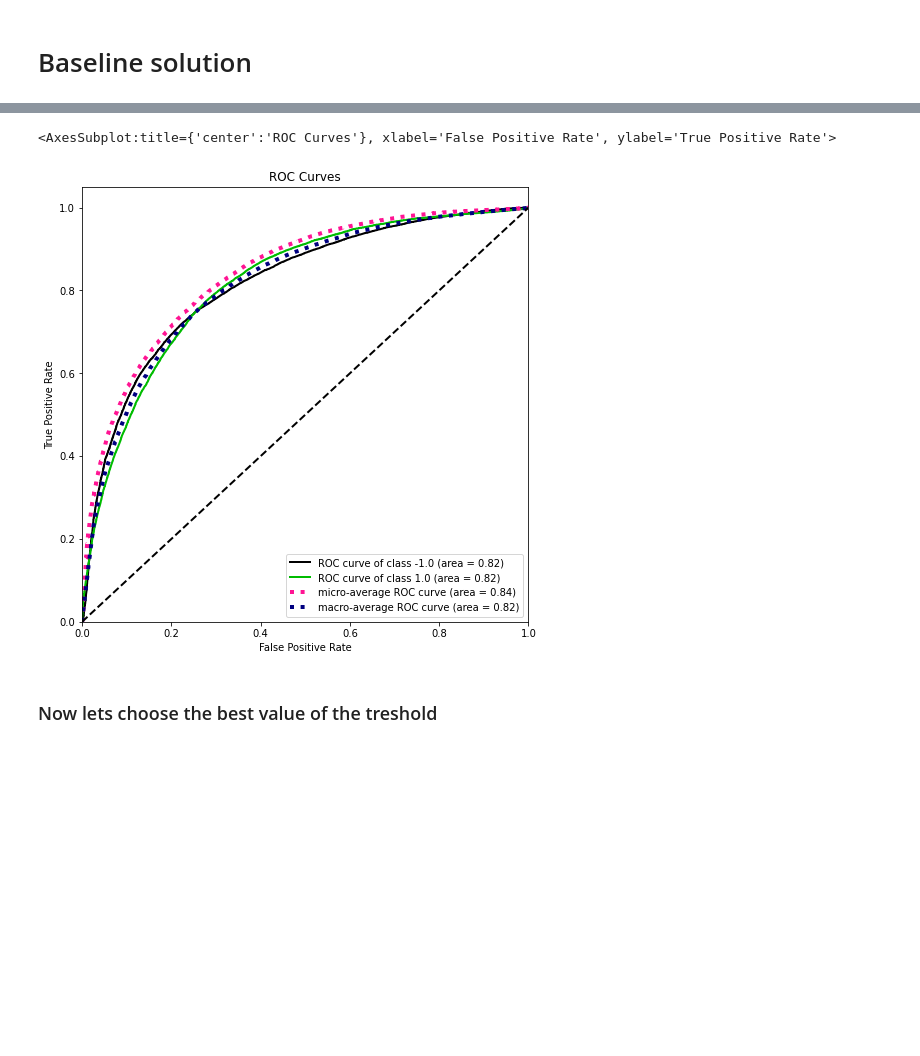
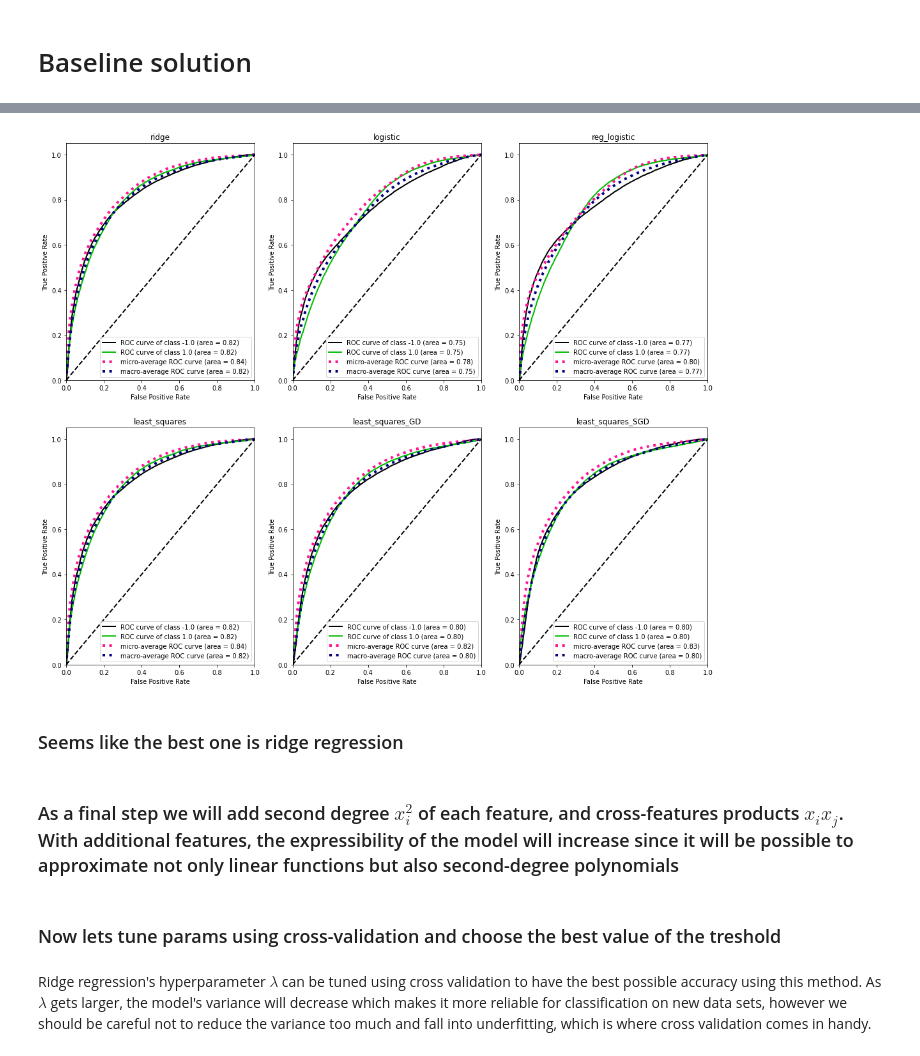
Before and after one commit to maximzubkov/ML_course, a Jupyter notebook: projects/project1/features.ipynb, the cells around one changed output, grey strips where cells are left out. Drawn from its saved outputs; the diff is of its cells as text; code cells hidden in the pictures; blank space fills up the shorter version.

```diff
--- a/projects/project1/features.ipynb
+++ b/projects/project1/features.ipynb
@@ -146,4 +162,5 @@ for i in range(X_train.shape[1]):
         density=True,
     )
     ax.set_title(columns[i])
+    ax.grid()
 # %% [output]
@@ -207,9 +187,10 @@ fig, axs = plt.subplots(6, 5, figsize=(18,15))
 for i in range(X_train.shape[1]):
     ax = axs[i // 5, i % 5]
     ax.hist(
-        X_train[:1000, i],
+        X_train[:10000, i],
         bins=50,
         density=True,
     )
     ax.set_title(columns[i])
+    ax.grid()
 # %% [output]
@@ -286,0 +261,11 @@ for i in range(X_train.shape[1]):
+# %%
+fig, axs = plt.subplots(6, 5, figsize=(18,15))
+for i in range(X_train.shape[1]):
+    ax = axs[i // 5, i % 5]
+    ax.hist(
+        X_train[:1000, i],
+        bins=50,
+        density=True,
+    )
+    ax.set_title(columns[i])
+    ax.grid()
@@ -288,0 +278,12 @@ for i in range(X_train.shape[1]):
+# %%
+from implementations import (
+    least_squares,
+    least_squares_GD,
+    least_squares_SGD,
+    ridge_regression,
+    reg_logistic_regression,
+    logistic_regression,
+    sigmoid
+)
+
+w = {}
@@ -289,11 +334,13 @@ for i in range(X_train.shape[1]):
 # %%
-from implementations import ridge_regression, reg_logistic_regression, sigmoid
-
-# _, w = reg_logistic_regression(y_train, X_train, w=np.zeros(X_train.shape[-1]), max_iters=20, gamma=0.5, lambda_=.1)
-_, w = ridge_regression(y_train, X_train, lambda_=.0001)
-
-y_pred = (sigmoid(X_val @ w)).reshape(-1, 1)
-plot_roc(y_val, np.concatenate([1 - y_pred, y_pred], axis=1), figsize=(8,8))
+fig, axs = plt.subplots(2, 3, figsize=(18,15))
+for i, (k, v) in enumerate(w.items()):
+    ax = axs[i // 3, i % 3]
+    y_pred = (sigmoid(X_val @ v)).reshape(-1, 1)
+    plot_roc(y_val, np.concatenate([1 - y_pred, y_pred], axis=1), ax=ax)
+    ax.set_title(k)
 # %% [output]
-<AxesSubplot:title={'center':'ROC Curves'}, xlabel='False Positive Rate', ylabel='True Positive Rate'>
-[figure, old version]
+[figure, new version]
+# %% [markdown]
+### Seems like the best one is ridge regression
+# %% [markdown]
+### As a final step we will add second degree $x_i^2$ of each feature, and cross-features products $x_i x_j$. With additional features, the expressibility of the model will increase since it will be possible to approximate not only linear functions but also second-degree polynomials
@@ -300,2 +367,2 @@ plot_roc(y_val, np.concatenate([1 - y_pred, y_pred], axis=1), figsize=(8,8))
 # %% [markdown]
-### Now lets choose the best value of the treshold
+### Now lets tune params using cross-validation and choose the best value of the treshold
@@ -316,0 +387,2 @@ def f1(y_pred, y_true):
+# %% [markdown]
+Ridge regression's hyperparameter $\lambda$ can be tuned using cross validation to have the best possible accuracy using this method. As $\lambda$ gets larger, the model's variance will decrease which makes it more reliable for classification on new data sets, however we should be careful not to reduce the variance too much and fall into underfitting, which is where cross validation comes in handy.
```
Also changed, not shown: parts of 68 cells of this notebook.
